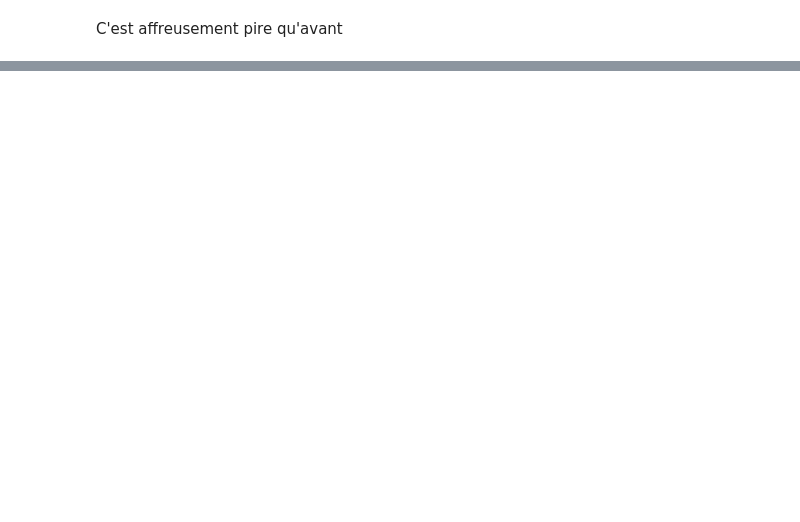
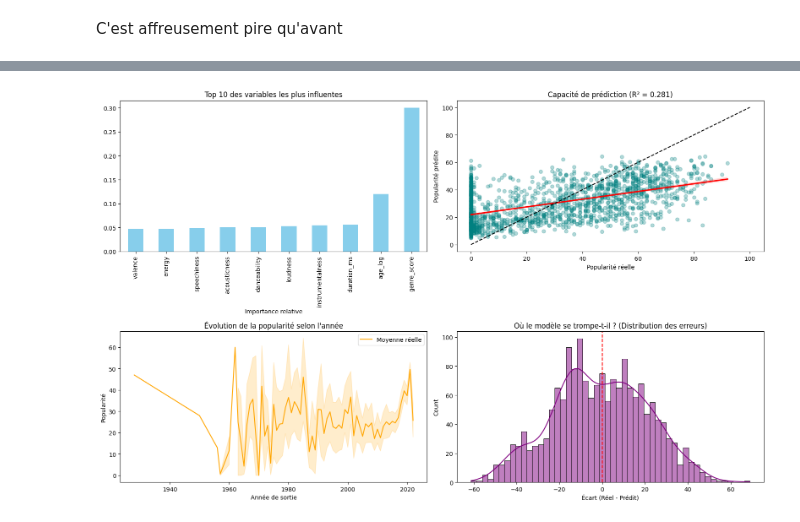
Before and after one commit to MatGrdjn/AARES, a Jupyter notebook: Exercice2.ipynb, the cells around one changed output, grey strips where cells are left out. Cells and saved outputs as stored; diff of their text form; code cells hidden in the pictures; blank space fills up the shorter version.

```diff
--- a/Exercice2.ipynb
+++ b/Exercice2.ipynb
@@ -303,0 +682,3 @@ C'est affreusement pire qu'avant
+# %%
+X_train_scaled_up_diversity = scaler.fit_transform(X_train_up_diversity)
+X_test_scaled_up_diversity = scaler.fit_transform(X_test_up_diversity)
@@ -303,0 +687,14 @@ C'est affreusement pire qu'avant
+# %%
+random_forest_up_diversity = RandomForestRegressor(
+    random_state=17,
+    n_jobs=-1)
+
+random_search_rf_up_diversity = RandomizedSearchCV(
+    estimator=random_forest_up_diversity,
+    param_distributions=param_grid_rf,
+    n_iter=50,
+    cv=5,
+    random_state=17,
+    n_jobs=-1,
+    scoring="r2"
+)
@@ -303,0 +729,2 @@ C'est affreusement pire qu'avant
+# %%
+y_pred_random_forest_up_diversity = random_forest_up_diversity.predict(X_test_scaled_up_diversity)
@@ -303,0 +955,37 @@ C'est affreusement pire qu'avant
+# %%
+plt.figure(figsize=(16, 10))
+
+# Importance des features
+plt.subplot(2, 2, 1)
+importances = pd.Series(random_forest_up_diversity.feature_importances_, index=X_train_up_diversity.columns).sort_values(ascending=True)
+importances.tail(10).plot(kind="bar", color="skyblue")
+plt.title("Top 10 des variables les plus influentes")
+plt.xlabel("Importance relative")
+
+# Réel vs Prédit
+plt.subplot(2, 2, 2)
+sns.regplot(x=y_test_up_diversity, y=y_pred_random_forest_up_diversity, scatter_kws={"alpha":0.3, "color":"teal"}, line_kws={"color":"red"})
+plt.plot([0, 100], [0, 100], '--k')
+plt.title(f"Capacité de prédiction (R² = {random_forest_up_diversity_r2:.3f})")
+plt.xlabel("Popularité réelle")
+plt.ylabel("Popularité prédite")
+
+# Impact de l'âge
+plt.subplot(2, 2, 3)
+sns.lineplot(data=test_set_up_diversity, x="year", y="popularity", color="orange", label="Moyenne réelle")
+plt.title("Évolution de la popularité selon l'année")
+plt.xlabel("Année de sortie")
+plt.ylabel("Popularité")
+
+# Distribution des erreurs (résidu)
+plt.subplot(2, 2, 4)
+errors = y_test_up_diversity - y_pred_random_forest_up_diversity
+sns.histplot(errors, kde=True, color="purple", bins=50)
+plt.axvline(x=0, color='red', linestyle='--')
+plt.title("Où le modèle se trompe-t-il ? (Distribution des erreurs)")
+plt.xlabel("Écart (Réel - Prédit)")
+
+plt.tight_layout()
+plt.show()
+# %% [output]
+[figure, added]
```
Also changed, not shown: parts of 98 cells of this notebook, 3 other files.
